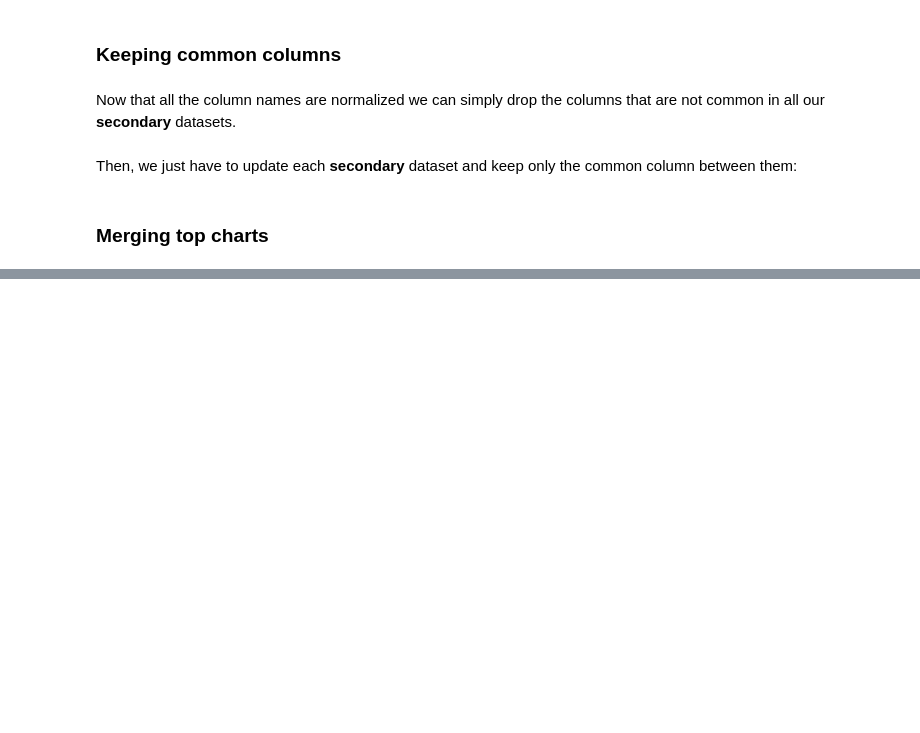
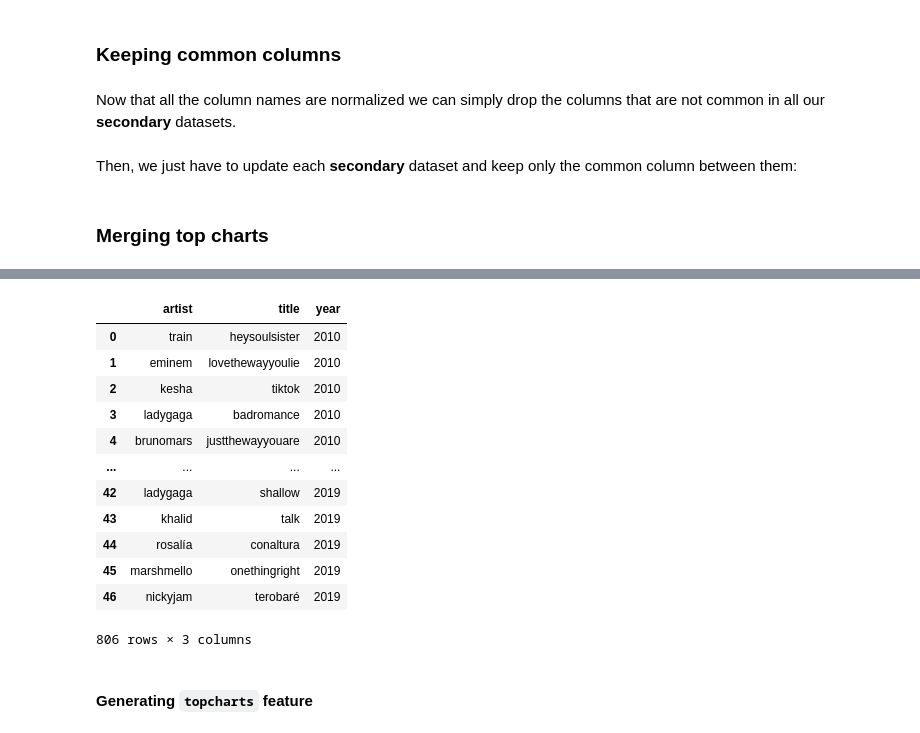
Before and after one commit to zante95/Spotify-Song-Popularity-Prediction, a Jupyter notebook: workspace/submissions/preprocessing-exploration.ipynb, the cells around one changed output, grey strips where cells are left out. Drawn from its saved outputs; the diff is of its cells as text; code cells hidden in the pictures; blank space fills up the shorter version.

```diff
--- a/workspace/submissions/preprocessing-exploration.ipynb
+++ b/workspace/submissions/preprocessing-exploration.ipynb
@@ -245,0 +250,31 @@ top_charts
+# %%
+import re
+
+# removes any non-letter character from the given string
+def normalize_string(s):
+    return re.sub(r'\W+', '', s.lower())
+
+# compares the given strings and returns similarity ratio
+def string_ratio(a, b):
+    return SequenceMatcher(None, a, b).ratio()
+# %%
+top_charts['artist'] = top_charts['artist'].map(normalize_string)
+top_charts['title'] = top_charts['title'].map(normalize_string)
+top_charts = top_charts.drop_duplicates()
+top_charts
+# %% [output]
+|  | artist | title | year |
+| 0 | train | heysoulsister | 2010 |
+| 1 | eminem | lovethewayyoulie | 2010 |
+| 2 | kesha | tiktok | 2010 |
+| 3 | ladygaga | badromance | 2010 |
+| 4 | brunomars | justthewayyouare | 2010 |
+| ... | ... | ... | ... |
+| 42 | ladygaga | shallow | 2019 |
+| 43 | khalid | talk | 2019 |
+| 44 | rosalía | conaltura | 2019 |
+| 45 | marshmello | onethingright | 2019 |
+| 46 | nickyjam | terobaré | 2019 |
+806 rows × 3 columns
+# %% [markdown]
+#### Generating `topcharts` feature
```
Also changed, not shown: parts of 10 cells of this notebook.
